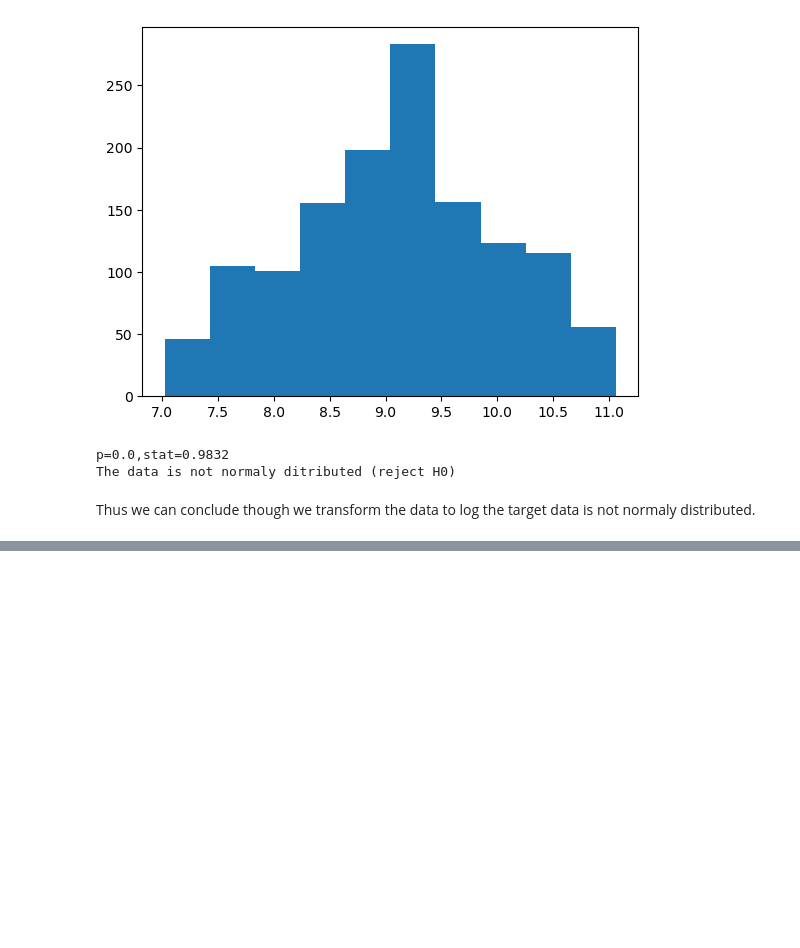
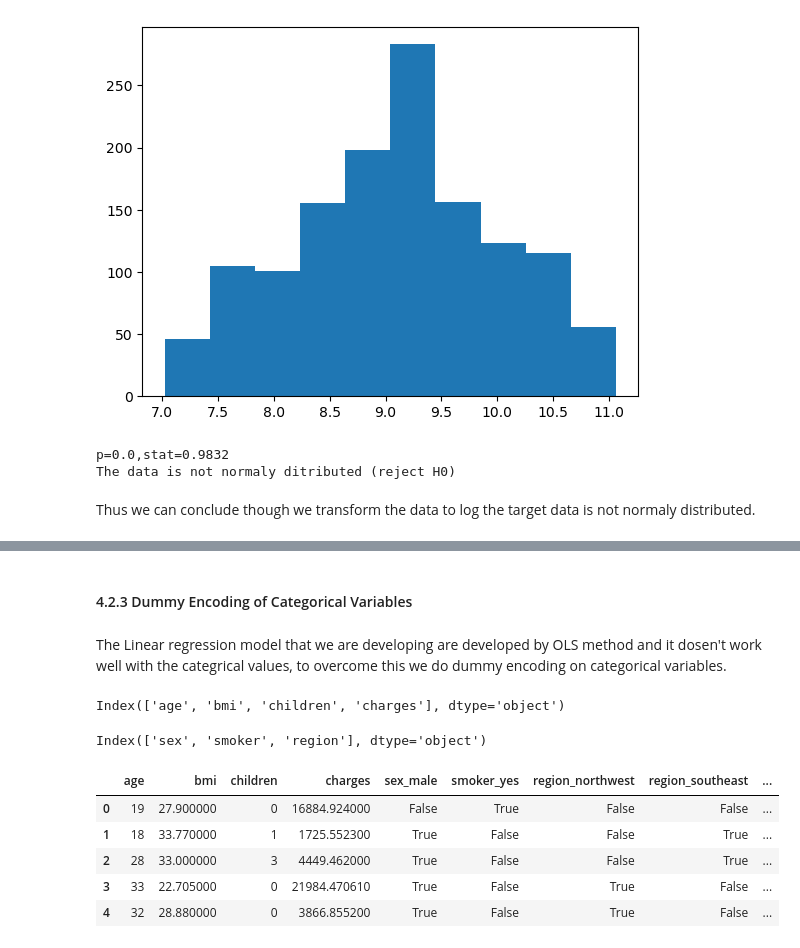
Before and after one commit to sawan13499/Health-Insurance-Case-Study, a Jupyter notebook: Health_Insurance_Case_Study_Practice.ipynb, the cells around one changed output, grey strips where cells are left out. Cells and saved outputs as stored; diff of their text form; code cells hidden in the pictures; blank space fills up the shorter version.

```diff
--- a/Health_Insurance_Case_Study_Practice.ipynb
+++ b/Health_Insurance_Case_Study_Practice.ipynb
@@ -390,0 +403,30 @@ Thus we can conclude though we transform the data to log the target data is not
+# %% [markdown]
+#### 4.2.3 Dummy Encoding of Categorical Variables
+# %% [markdown]
+The Linear regression model that we are developing are developed by OLS method and it dosen't work well with the categrical values, to overcome this we do dummy encoding on categorical variables.
+# %%
+df_numeric_features.columns
+# %% [output]
+Index(['age', 'bmi', 'children', 'charges'], dtype='object')
+# %%
+df_category_features.columns
+# %% [output]
+Index(['sex', 'smoker', 'region'], dtype='object')
+# %%
+df_categorical_features = df.select_dtypes('category')
+
+for col in df_categorical_features.columns.values:
+    if df_categorical_features[col].dtype == 'object' or str(df_categorical_features[col].dtype) == 'category':#ensure the column name dosen't change on multple running of this code block
+        dummy_encoded_variable = pd.get_dummies(df_categorical_features[col], prefix=col,drop_first=True)
+        df_categorical_features = pd.concat([df_categorical_features,dummy_encoded_variable], axis=1)
+        df_categorical_features.drop([col],axis=1,inplace=True)
+# %%
+df_dummy = pd.concat([df_numeric_features,df_categorical_features], axis=1)
+df_dummy.head()
+# %% [output]
+|  | age | bmi | children | charges | sex_male | smoker_yes | region_northwest | region_southeast | ... |
+| 0 | 19 | 27.900000 | 0 | 16884.924000 | False | True | False | False | ... |
+| 1 | 18 | 33.770000 | 1 | 1725.552300 | True | False | False | True | ... |
+| 2 | 28 | 33.000000 | 3 | 4449.462000 | True | False | False | True | ... |
+| 3 | 33 | 22.705000 | 0 | 21984.470610 | True | False | True | False | ... |
+| 4 | 32 | 28.880000 | 0 | 3866.855200 | True | False | True | False | ... |
```
Also changed, not shown: parts of 7 cells of this notebook.
